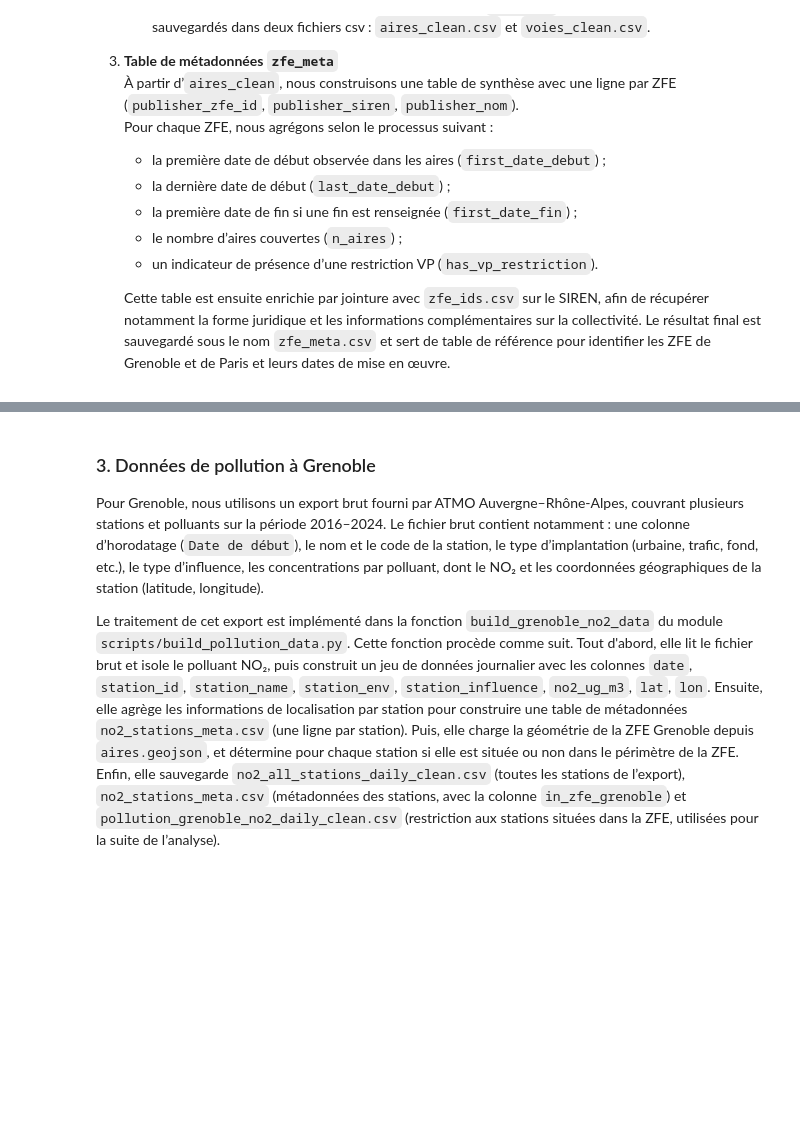
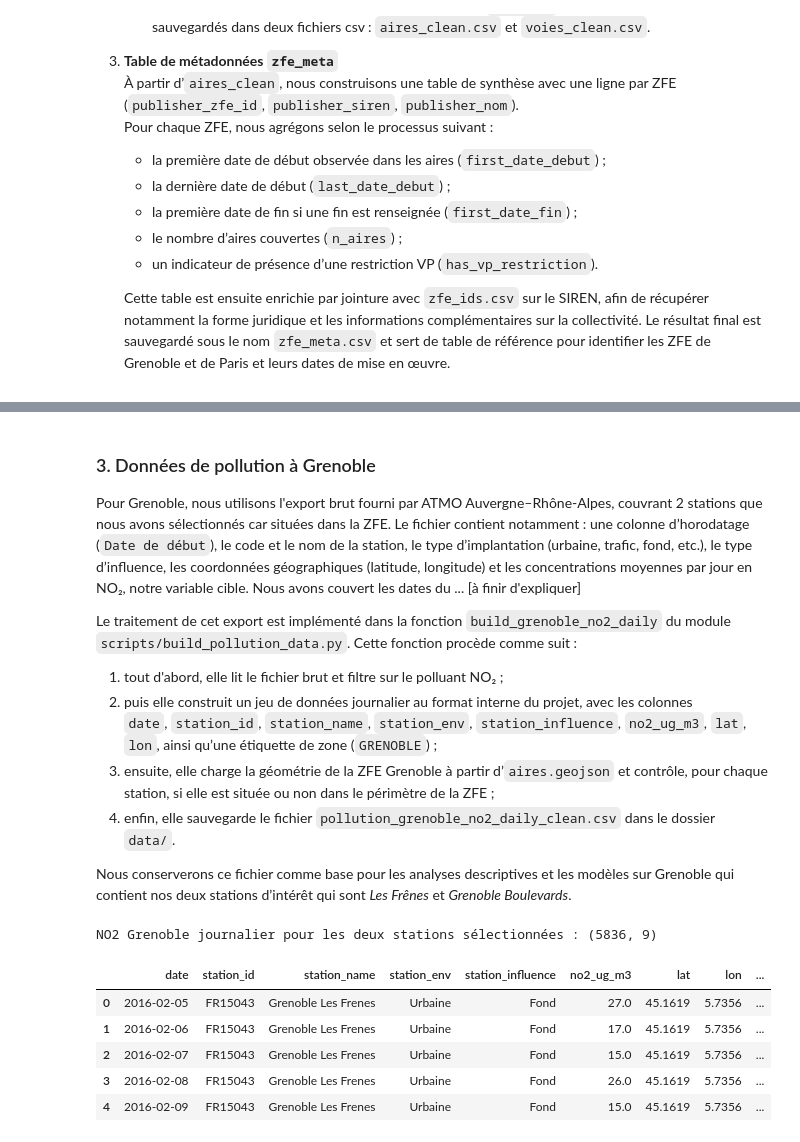
Before and after one commit to pasilvente/project_python_for_data_science_at_ENSAE_ZFE_ML_SCM, a Jupyter notebook: rapport_zfe.ipynb, the cells around one changed output, grey strips where cells are left out. Drawn from its saved outputs; the diff is of its cells as text; code cells hidden in the pictures; blank space fills up the shorter version.

Commit message:
correction .py pour pollution grenoble

```diff
--- a/rapport_zfe.ipynb
+++ b/rapport_zfe.ipynb
@@ -201,6 +201,32 @@ Colonnes de zfe_meta :
 <a id="donnees-grenoble"></a>
 ### 3. Données de pollution à Grenoble
 
-Pour Grenoble, nous utilisons un export brut fourni par ATMO Auvergne–Rhône-Alpes, couvrant plusieurs stations et polluants sur la période 2016–2024. Le fichier brut contient notamment : une colonne d’horodatage (`Date de début`), le nom et le code de la station, le type d’implantation (urbaine, trafic, fond, etc.), le type d’influence, les concentrations par polluant, dont le NO₂ et les coordonnées géographiques de la station (latitude, longitude).
+Pour Grenoble, nous utilisons l'export brut fourni par ATMO Auvergne–Rhône-Alpes, couvrant 2 stations que nous avons sélectionnés car situées dans la ZFE. Le fichier contient notamment : une colonne d’horodatage (`Date de début`), le code et le nom de la station, le type d’implantation (urbaine, trafic, fond, etc.), le type d’influence, les coordonnées géographiques (latitude, longitude) et les concentrations moyennes par jour en NO₂, notre variable cible. Nous avons couvert les dates du ... [à finir d'expliquer]
 
-Le traitement de cet export est implémenté dans la fonction `build_grenoble_no2_data` du module `scripts/build_pollution_data.py`. Cette fonction procède comme suit. Tout d'abord, elle lit le fichier brut et isole le polluant NO₂, puis construit un jeu de données journalier avec les colonnes `date`, `station_id`, `station_name`, `station_env`, `station_influence`, `no2_ug_m3`, `lat`, `lon`. Ensuite, elle agrège les informations de localisation par station pour construire une table de métadonnées `no2_stations_meta.csv` (une ligne par station). Puis, elle charge la géométrie de la ZFE Grenoble depuis `aires.geojson`, et détermine pour chaque station si elle est située ou non dans le périmètre de la ZFE. Enfin, elle sauvegarde `no2_all_stations_daily_clean.csv` (toutes les stations de l’export), `no2_stations_meta.csv` (métadonnées des stations, avec la colonne `in_zfe_grenoble`) et `pollution_grenoble_no2_daily_clean.csv` (restriction aux stations situées dans la ZFE, utilisées pour la suite de l’analyse).
+Le traitement de cet export est implémenté dans la fonction `build_grenoble_no2_daily` du module `scripts/build_pollution_data.py`. Cette fonction procède comme suit :
+
+1. tout d'abord, elle lit le fichier brut et filtre sur le polluant NO₂ ;
+2. puis elle construit un jeu de données journalier au format interne du projet, avec les colonnes
+   `date`, `station_id`, `station_name`, `station_env`, `station_influence`, `no2_ug_m3`, `lat`, `lon`, ainsi qu’une étiquette de zone (`GRENOBLE`) ;
+3. ensuite, elle charge la géométrie de la ZFE Grenoble à partir d’`aires.geojson` et contrôle, pour chaque station, si elle est située ou non dans le périmètre de la ZFE ;
+4. enfin, elle sauvegarde le fichier `pollution_grenoble_no2_daily_clean.csv` dans le dossier `data/`.
+
+Nous conserverons ce fichier comme base pour les analyses descriptives et les modèles sur Grenoble qui contient nos deux stations d’intérêt qui sont *Les Frênes* et *Grenoble Boulevards*.
+# %%
+GRENOBLE_RAW_CSV = "Export Moy. journalière - 20251204215149 - 2016-02-05 00_00 - 2024-02-05 21_00.csv"
+
+grenoble_no2_daily, grenoble_stations_meta = build_grenoble_no2_daily(
+    data_dir=DATA_DIR,
+    raw_csv_name=GRENOBLE_RAW_CSV,
+)
+
+print("NO2 Grenoble journalier pour les deux stations sélectionnées :", grenoble_no2_daily.shape)
+grenoble_no2_daily.head()
+# %% [output]
+NO2 Grenoble journalier pour les deux stations sélectionnées : (5836, 9)
+|  | date | station_id | station_name | station_env | station_influence | no2_ug_m3 | lat | lon | ... |
+| 0 | 2016-02-05 | FR15043 | Grenoble Les Frenes | Urbaine | Fond | 27.0 | 45.1619 | 5.7356 | ... |
+| 1 | 2016-02-06 | FR15043 | Grenoble Les Frenes | Urbaine | Fond | 17.0 | 45.1619 | 5.7356 | ... |
+| 2 | 2016-02-07 | FR15043 | Grenoble Les Frenes | Urbaine | Fond | 15.0 | 45.1619 | 5.7356 | ... |
+| 3 | 2016-02-08 | FR15043 | Grenoble Les Frenes | Urbaine | Fond | 26.0 | 45.1619 | 5.7356 | ... |
+| 4 | 2016-02-09 | FR15043 | Grenoble Les Frenes | Urbaine | Fond | 15.0 | 45.1619 | 5.7356 | ... |
```
Also changed, not shown: parts of 1 cell of this notebook, 2 other files.
